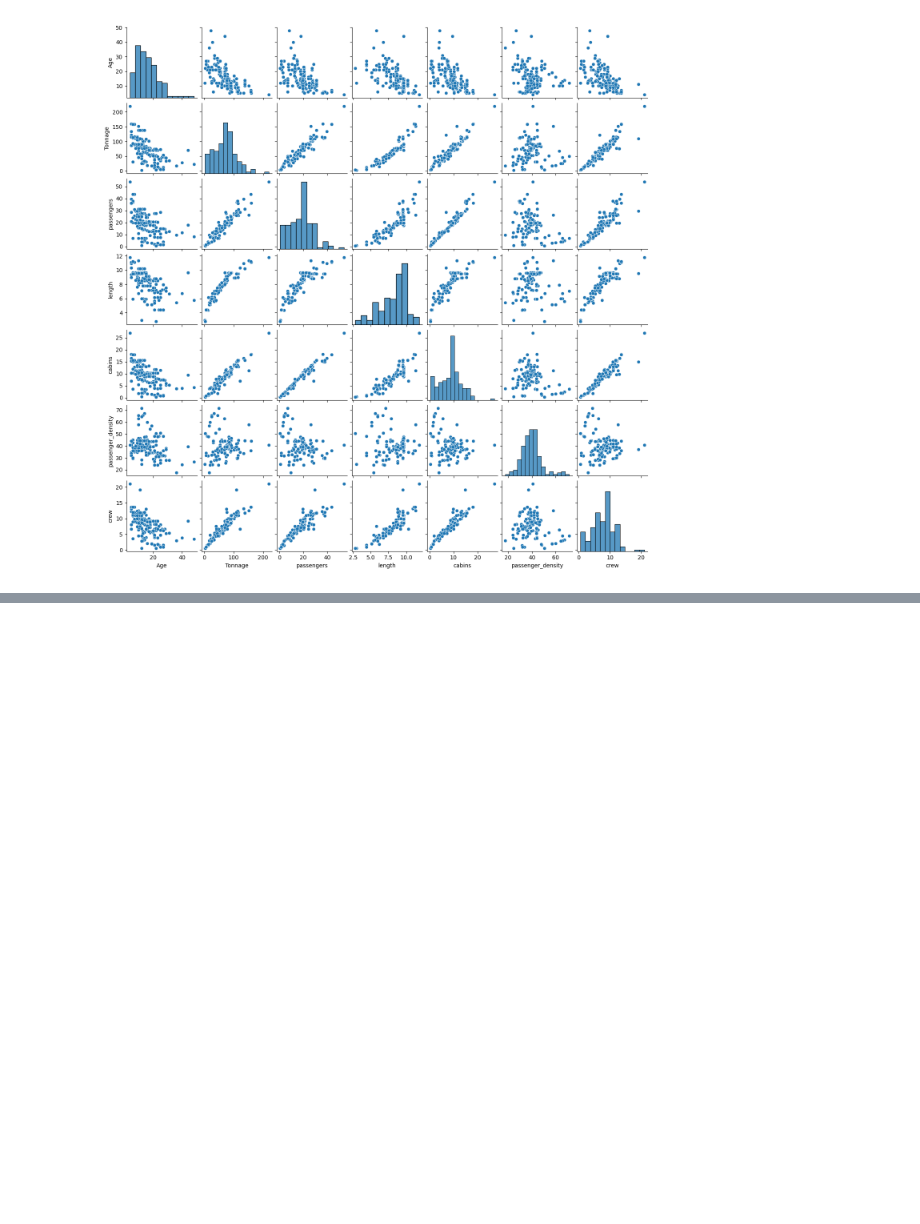
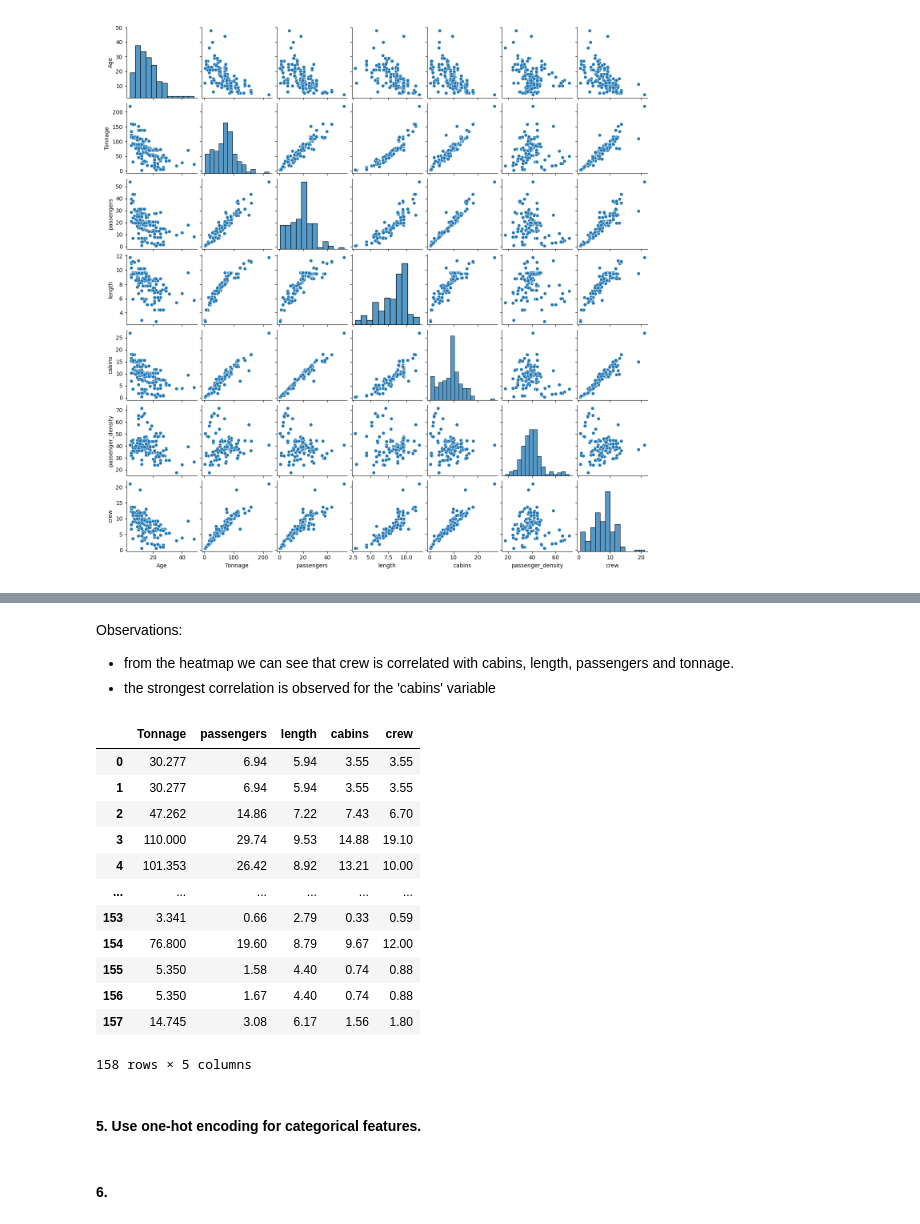
Before and after one commit to Milanomac/data-science-python, a Jupyter notebook: ml-models/08_ML_Model_for_Predicting_Ships_Crew_Size/My_ship_crew_size_model.ipynb, the cells around one changed output, grey strips where cells are left out. Cells and saved outputs as stored; diff of their text form; code cells hidden in the pictures; blank space fills up the shorter version.

```diff
--- a/ml-models/08_ML_Model_for_Predicting_Ships_Crew_Size/My_ship_crew_size_model.ipynb
+++ b/ml-models/08_ML_Model_for_Predicting_Ships_Crew_Size/My_ship_crew_size_model.ipynb
@@ -114,0 +161,23 @@ Observations
+# %% [markdown]
+Observations:
+- from the heatmap we can see that crew is correlated with cabins, length, passengers and tonnage.
+- the strongest correlation is observed for the 'cabins' variable
+# %%
+df_model = cruise[['Tonnage', 'passengers', 'length', 'cabins', 'crew']]
+df_model
+# %% [output]
+|  | Tonnage | passengers | length | cabins | crew |
+| 0 | 30.277 | 6.94 | 5.94 | 3.55 | 3.55 |
+| 1 | 30.277 | 6.94 | 5.94 | 3.55 | 3.55 |
+| 2 | 47.262 | 14.86 | 7.22 | 7.43 | 6.70 |
+| 3 | 110.000 | 29.74 | 9.53 | 14.88 | 19.10 |
+| 4 | 101.353 | 26.42 | 8.92 | 13.21 | 10.00 |
+| ... | ... | ... | ... | ... | ... |
+| 153 | 3.341 | 0.66 | 2.79 | 0.33 | 0.59 |
+| 154 | 76.800 | 19.60 | 8.79 | 9.67 | 12.00 |
+| 155 | 5.350 | 1.58 | 4.40 | 0.74 | 0.88 |
+| 156 | 5.350 | 1.67 | 4.40 | 0.74 | 0.88 |
+| 157 | 14.745 | 3.08 | 6.17 | 1.56 | 1.80 |
+158 rows × 5 columns
+# %% [markdown]
+#### 5. Use one-hot encoding for categorical features.
@@ -114,0 +186,2 @@ Observations
+# %% [markdown]
+#### 6.
```
Also changed, not shown: parts of 10 cells of this notebook, 1 other file.
